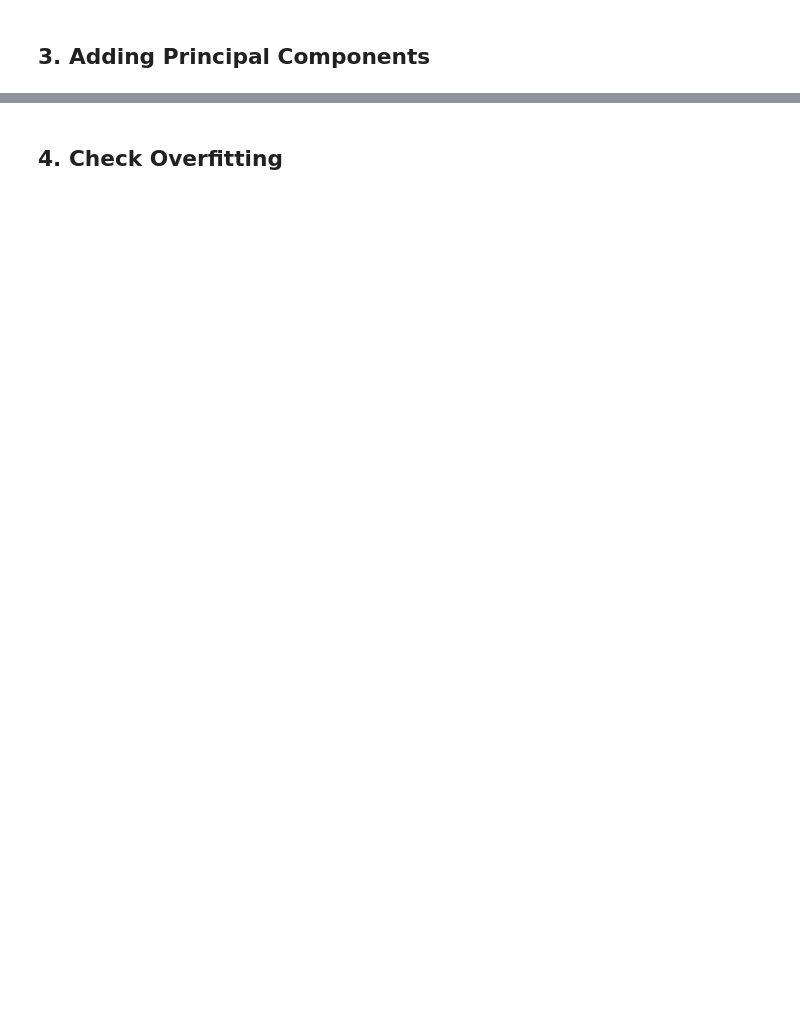
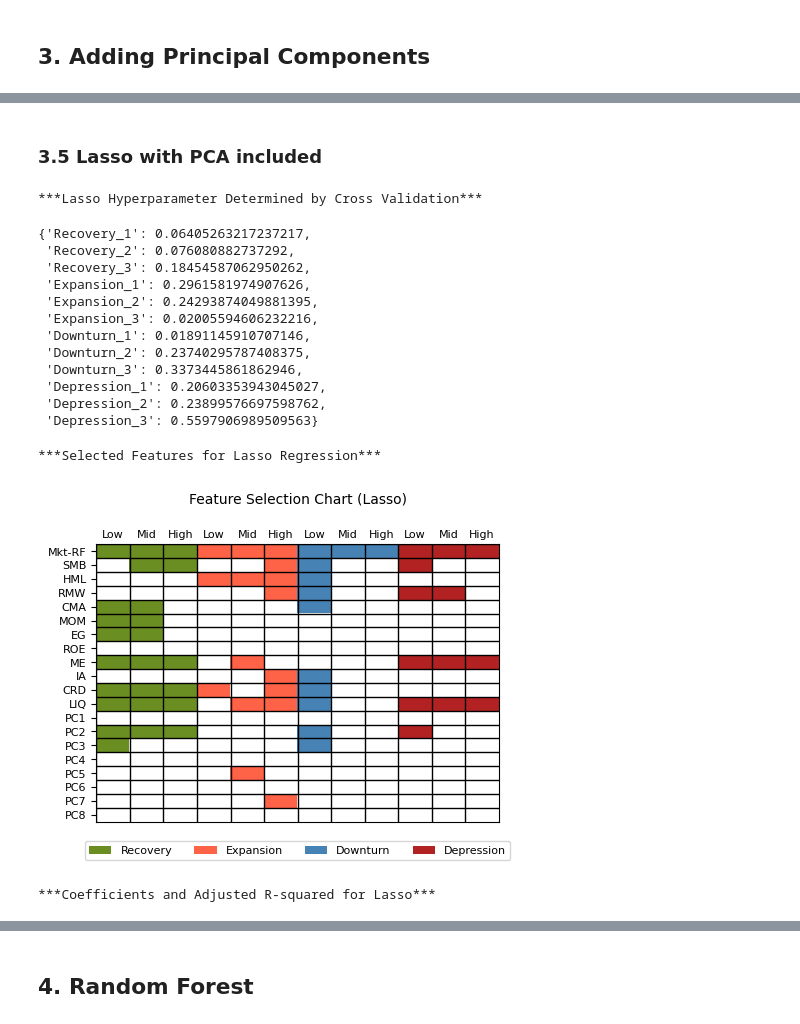
Before and after one commit to patrickwjwang/equity-cycle, a Jupyter notebook: notebooks/test_feature_selection.ipynb, the cells around one changed output, grey strips where cells are left out. Drawn from its saved outputs; the diff is of its cells as text; code cells hidden in the pictures; blank space fills up the shorter version.

```diff
--- a/notebooks/test_feature_selection.ipynb
+++ b/notebooks/test_feature_selection.ipynb
@@ -599,0 +664,16 @@ display(lasso_df)
+# %%
+# Number of principal components to include in each pahse, see PCA.ipynb for details
+num_pcs = {'Recovery': 5, 'Expansion': 7, 'Downturn': 8, 'Depression': 7}
+
+# Initiate PhasePCA class
+phase_pca = PhasePCA(df_full, num_pcs)
+
+# Fit PCA for each phase
+full_pc_dfs = []
+for phase in num_pcs.keys():
+    df_current = df_full[df_full['Phase']==phase].copy().reset_index(drop=True)
+    current_pc = phase_pca.get_pc(phase)
+    full_pc_dfs.append(pd.concat([df_current, current_pc], axis=1))
+
+df_full_pc = pd.concat(full_pc_dfs, axis=0)
+print(df_full_pc.shape)
@@ -599,0 +741,39 @@ display(lasso_df)
+# %% [markdown]
+### 3.5 Lasso with PCA included
+# %%
+# Calculate best hyperparameters using cross validation
+best_alphas = create_lasso_alphas(df_full_pc)
+print(f"\n***Lasso Hyperparameter Determined by Cross Validation***\n")
+display(best_alphas)
+
+# Fit lasso
+row_order = ['const', 'Mkt-RF', 'SMB', 'HML', 'RMW', 'CMA', 'MOM', 'EG', 'ROE', 'ME', 'IA', 'CRD', 'LIQ', 'PC1', 'PC2', 'PC3', 'PC4', 'PC5', 'PC6', 'PC7', 'PC8']
+lasso_df, lasso_dict = fit_lasso(df_full_pc, best_alphas, row_order)
+
+# Plot the selected features using lasso
+title = 'Feature Selection Chart (Lasso)'
+save_path = 'lasso_chart.png'
+feature_names = ['Mkt-RF', 'SMB', 'HML', 'RMW', 'CMA', 'MOM', 'EG', 'ROE', 'ME', 'IA', 'CRD', 'LIQ', 'PC1', 'PC2', 'PC3', 'PC4', 'PC5', 'PC6', 'PC7', 'PC8']
+print(f"\n***Selected Features for Lasso Regression***\n")
+plot_feature_selection(lasso_dict, title, feature_names)
+
+# Show Lasso coefficients
+print(f"\n***Coefficients and Adjusted R-squared for Lasso***\n")
+display(lasso_df)
+# %% [output]
+***Lasso Hyperparameter Determined by Cross Validation***
+{'Recovery_1': 0.06405263217237217,
+ 'Recovery_2': 0.076080882737292,
+ 'Recovery_3': 0.18454587062950262,
+ 'Expansion_1': 0.2961581974907626,
+ 'Expansion_2': 0.24293874049881395,
+ 'Expansion_3': 0.02005594606232216,
+ 'Downturn_1': 0.01891145910707146,
+ 'Downturn_2': 0.23740295787408375,
+ 'Downturn_3': 0.3373445861862946,
+ 'Depression_1': 0.20603353943045027,
+ 'Depression_2': 0.23899576697598762,
+ 'Depression_3': 0.5597906989509563}
+***Selected Features for Lasso Regression***
+[figure, added]
+***Coefficients and Adjusted R-squared for Lasso***
@@ -600,2 +797,2 @@ display(lasso_df)
 # %% [markdown]
-## 4. Check Overfitting
+## 4. Random Forest
```
Also changed, not shown: parts of 19 cells of this notebook, 2 other files.
